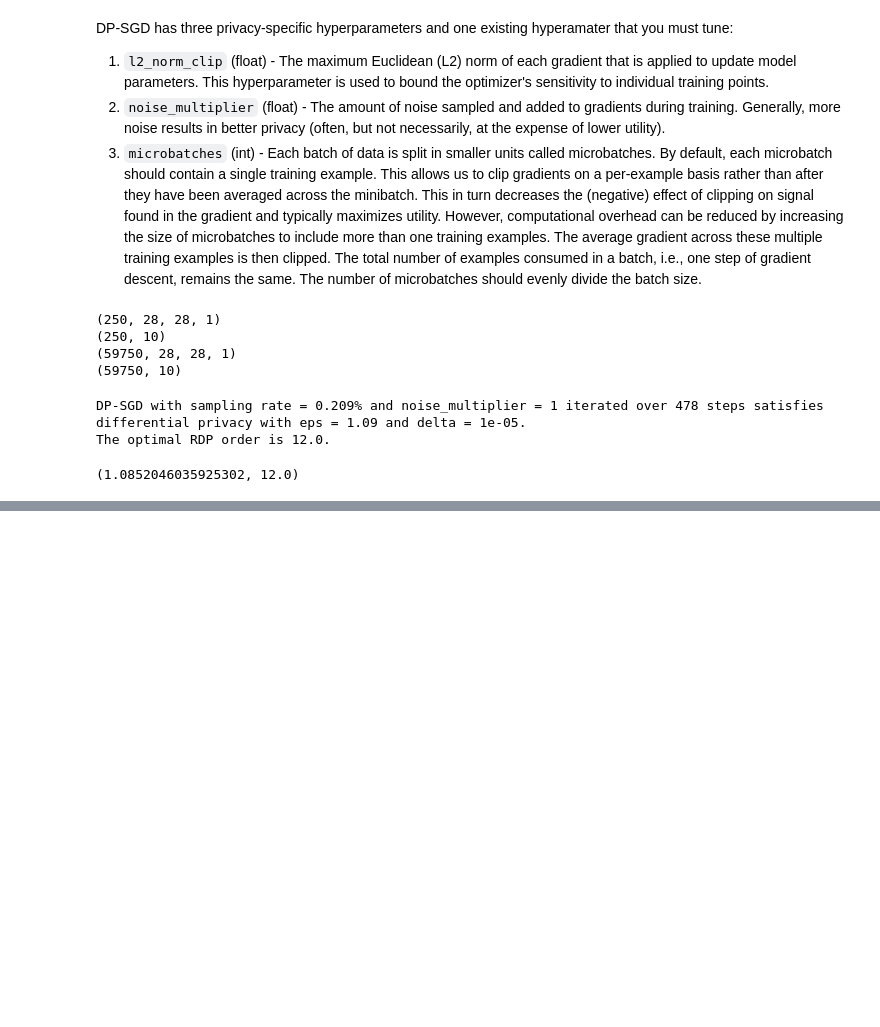
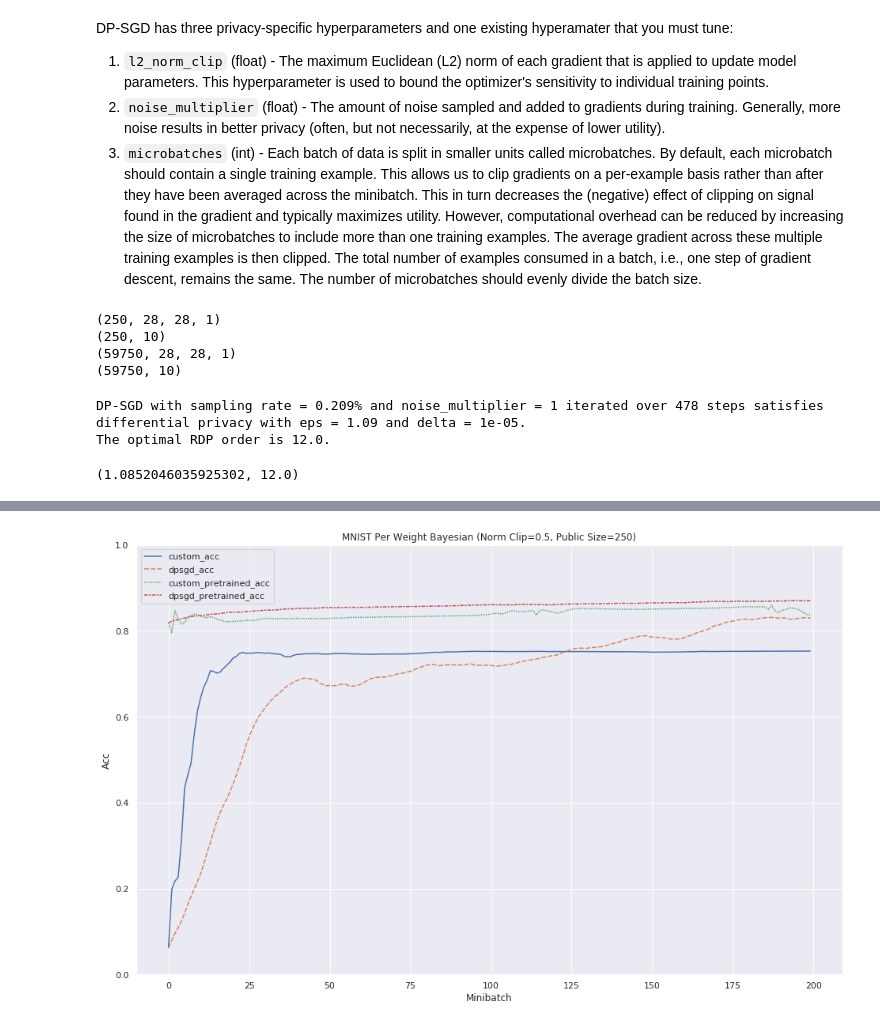
Before and after one commit to qinghao1/gradient, a Jupyter notebook: mnist_per_weight_bayesian.ipynb, the cells around one changed output, grey strips where cells are left out. Cells and saved outputs as stored; diff of their text form; code cells hidden in the pictures; blank space fills up the shorter version.

```diff
--- a/mnist_per_weight_bayesian.ipynb
+++ b/mnist_per_weight_bayesian.ipynb
@@ -29,7 +34,7 @@ DP-SGD has three privacy-specific hyperparameters and one existing hyperamater t
 l2_norm_clip = 0.5
 noise_multiplier = 1
 gaussian_noise_var = (l2_norm_clip * noise_multiplier) ** 2
-public_var_multiplier = 3 # Multiply public variance by this multiplier
+public_var_multiplier = 2 # Multiply public variance by this multiplier
 num_microbatches = batch_size
 
 if batch_size % num_microbatches != 0:
@@ -171,6 +172,5 @@ Epoch 5/50
 # %%
 custom_model = cnn_model()
-custom_model.set_weights(baseline_model.get_weights())
 
 custom_optimizer = DPAdamGaussianOptimizer(
     l2_norm_clip=l2_norm_clip,
@@ -179,13 +179,30 @@ custom_optimizer = DPAdamGaussianOptimizer(
 custom_model.compile(optimizer=custom_optimizer, loss=loss_fn, metrics=['accuracy'])
 
 dpsgd_model = cnn_model()
-dpsgd_model.set_weights(baseline_model.get_weights())
 
 dpsgd_optimizer = DPAdamGaussianOptimizer(
     l2_norm_clip=l2_norm_clip,
     noise_multiplier=noise_multiplier,
     num_microbatches=num_microbatches)
 dpsgd_model.compile(optimizer=dpsgd_optimizer, loss=loss_fn, metrics=['accuracy'])
+# %%
+custom_model_pretrained = cnn_model()
+custom_model_pretrained.set_weights(pretrained_model.get_weights())
+
+custom_optimizer_pretrained = DPAdamGaussianOptimizer(
+    l2_norm_clip=l2_norm_clip,
+    noise_multiplier=noise_multiplier,
+    num_microbatches=num_microbatches)
+custom_model_pretrained.compile(optimizer=custom_optimizer_pretrained, loss=loss_fn, metrics=['accuracy'])
+
+dpsgd_model_pretrained = cnn_model()
+dpsgd_model_pretrained.set_weights(pretrained_model.get_weights())
+
+dpsgd_optimizer_pretrained = DPAdamGaussianOptimizer(
+    l2_norm_clip=l2_norm_clip,
+    noise_multiplier=noise_multiplier,
+    num_microbatches=num_microbatches)
+dpsgd_model_pretrained.compile(optimizer=dpsgd_optimizer_pretrained, loss=loss_fn, metrics=['accuracy'])
 # %%
 # Iterate over epochs.
 custom_loss_batches = []
@@ -306,8 +408,7 @@ metrics = pd.DataFrame({
 #                         'dpsgd_loss': dpsgd_loss_batches,
                         'custom_acc': custom_acc_batches,
                         'dpsgd_acc': dpsgd_acc_batches,
-#                         'grad_norm': public_norms,
-#                         'baseline_loss': baseline_loss_per_epoch,
-#                         'baseline_acc': baseline_acc_per_epoch
+                        'custom_pretrained_acc': custom_acc_pretrained_batches,
+                        'dpsgd_pretrained_acc': dpsgd_acc_pretrained_batches,
                        })
 print(metrics)
@@ -314,6 +430,10 @@ print(metrics)
 # %%
+sns.set(rc={'figure.figsize':(16, 10)})
 ax = sns.lineplot(data=metrics[:200])
-ax.set(xlabel='Minibatch', ylabel='Loss/Acc',
-       title='MNIST Per Weight Bayesian (Norm Clip={})'.format(l2_norm_clip))
-plt.savefig('mnist_per-weight-bayesian-pretrained_variance{}_dpsgd-norm{}.png'
-            .format(public_var_multiplier, l2_norm_clip))
+ax.set(ylim=(0,1))
+ax.set(xlabel='Minibatch', ylabel='Acc',
+       title='MNIST Per Weight Bayesian (Norm Clip={}, Public Size={})'.format(l2_norm_clip, public_data.shape[0]))
+plt.savefig('mnist_per-weight-bayesian-all_variance{}_dpsgd-norm{}_public{}.png'
+            .format(public_var_multiplier, l2_norm_clip, public_data.shape[0]))
+# %% [output]
+[figure, added]
```
Also changed, not shown: parts of 8 cells of this notebook, 17 other files.
